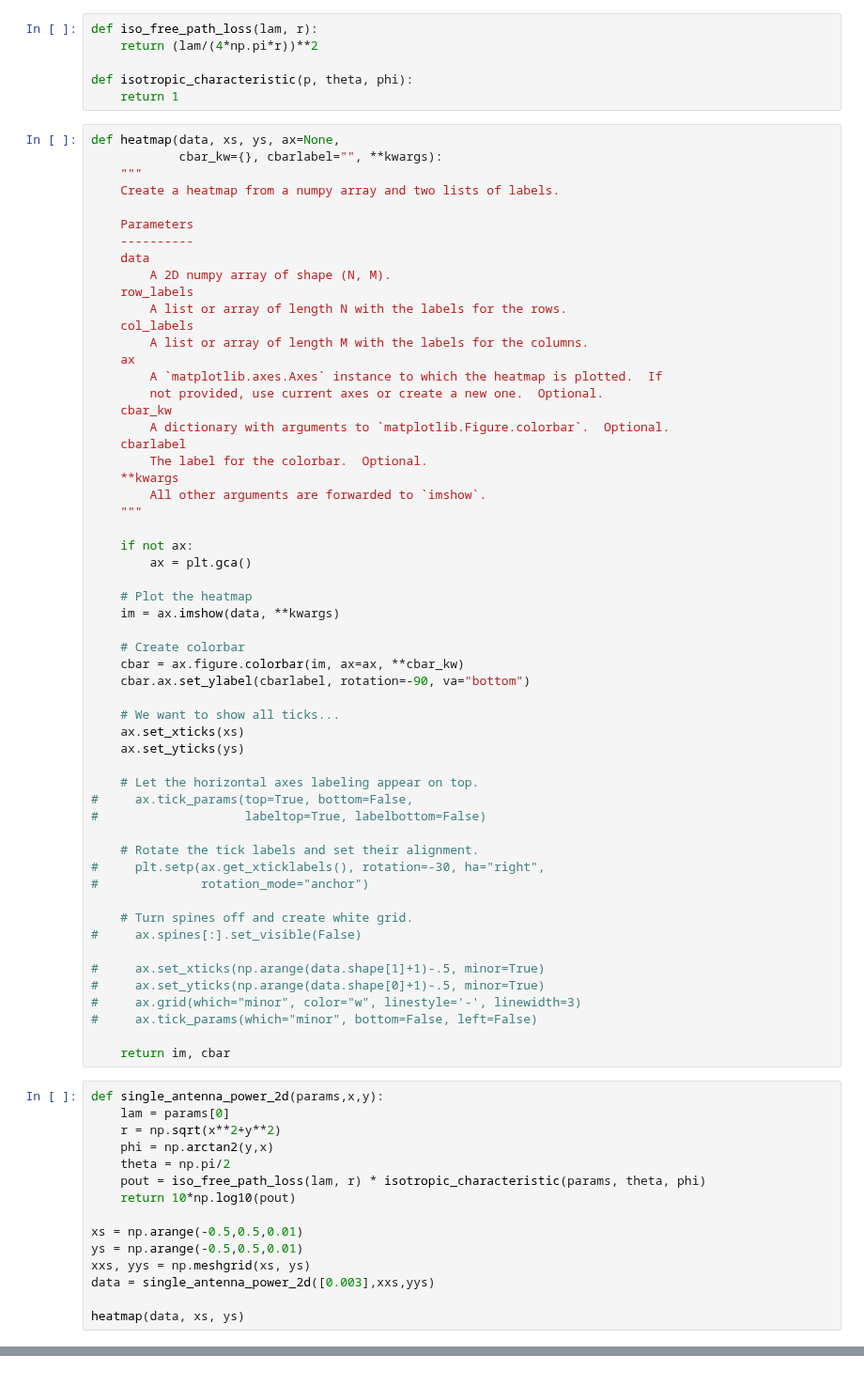
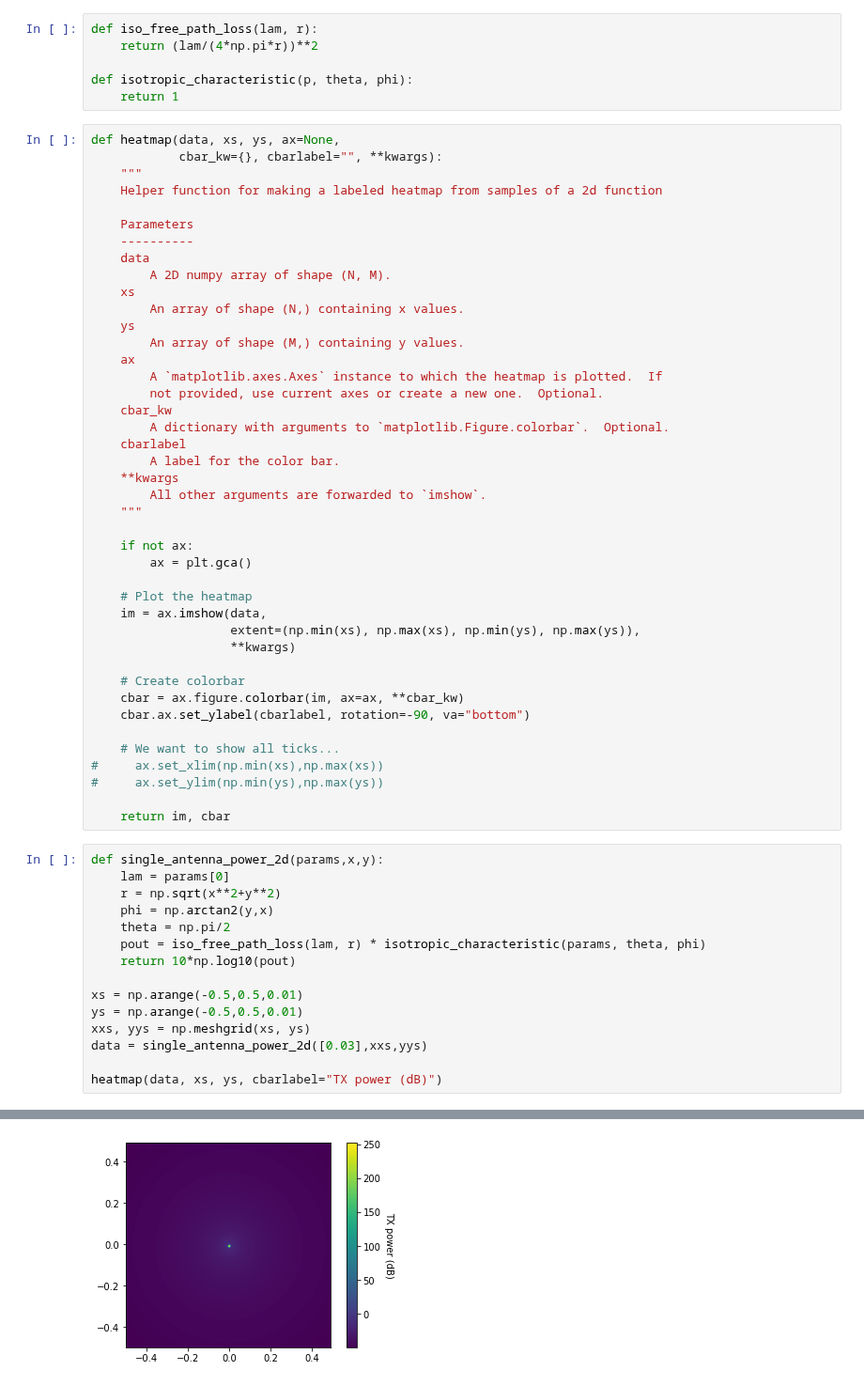
Before and after one commit to HKNDecal/HKNDecal, a Jupyter notebook: session10/PhasedArrays.ipynb, the cells around one changed output, grey strips where cells are left out. Shown at 94% size. Saved outputs shown, nothing was run; the diff lists cells and outputs as text.

```diff
--- a/session10/PhasedArrays.ipynb
+++ b/session10/PhasedArrays.ipynb
@@ -18,23 +148,23 @@ def isotropic_characteristic(p, theta, phi):
 def heatmap(data, xs, ys, ax=None,
             cbar_kw={}, cbarlabel="", **kwargs):
     """
-    Create a heatmap from a numpy array and two lists of labels.
+    Helper function for making a labeled heatmap from samples of a 2d function
 
     Parameters
     ----------
     data
         A 2D numpy array of shape (N, M).
-    row_labels
-        A list or array of length N with the labels for the rows.
-    col_labels
-        A list or array of length M with the labels for the columns.
+    xs
+        An array of shape (N,) containing x values.
+    ys
+        An array of shape (M,) containing y values.
     ax
         A `matplotlib.axes.Axes` instance to which the heatmap is plotted.  If
         not provided, use current axes or create a new one.  Optional.
     cbar_kw
         A dictionary with arguments to `matplotlib.Figure.colorbar`.  Optional.
     cbarlabel
-        The label for the colorbar.  Optional.
+        A label for the color bar.
     **kwargs
         All other arguments are forwarded to `imshow`.
     """
@@ -43,31 +173,17 @@ def heatmap(data, xs, ys, ax=None,
         ax = plt.gca()
 
     # Plot the heatmap
-    im = ax.imshow(data, **kwargs)
+    im = ax.imshow(data,
+                   extent=(np.min(xs), np.max(xs), np.min(ys), np.max(ys)),
+                   **kwargs)
 
     # Create colorbar
     cbar = ax.figure.colorbar(im, ax=ax, **cbar_kw)
     cbar.ax.set_ylabel(cbarlabel, rotation=-90, va="bottom")
 
     # We want to show all ticks...
-    ax.set_xticks(xs)
-    ax.set_yticks(ys)
-
-    # Let the horizontal axes labeling appear on top.
-#     ax.tick_params(top=True, bottom=False,
-#                    labeltop=True, labelbottom=False)
-
-    # Rotate the tick labels and set their alignment.
-#     plt.setp(ax.get_xticklabels(), rotation=-30, ha="right",
-#              rotation_mode="anchor")
-
-    # Turn spines off and create white grid.
-#     ax.spines[:].set_visible(False)
-
-#     ax.set_xticks(np.arange(data.shape[1]+1)-.5, minor=True)
-#     ax.set_yticks(np.arange(data.shape[0]+1)-.5, minor=True)
-#     ax.grid(which="minor", color="w", linestyle='-', linewidth=3)
-#     ax.tick_params(which="minor", bottom=False, left=False)
+#     ax.set_xlim(np.min(xs),np.max(xs))
+#     ax.set_ylim(np.min(ys),np.max(ys))
 
     return im, cbar
 # %%
@@ -82,6 +198,7 @@ def single_antenna_power_2d(params,x,y):
 xs = np.arange(-0.5,0.5,0.01)
 ys = np.arange(-0.5,0.5,0.01)
 xxs, yys = np.meshgrid(xs, ys)
-data = single_antenna_power_2d([0.003],xxs,yys)
+data = single_antenna_power_2d([0.03],xxs,yys)
 
-heatmap(data, xs, ys)
+heatmap(data, xs, ys, cbarlabel="TX power (dB)")
+# %% [output]
@@ -87,0 +207 @@ heatmap(data, xs, ys)
+[figure, added]
```
Also changed, not shown: parts of 35 cells of this notebook.
